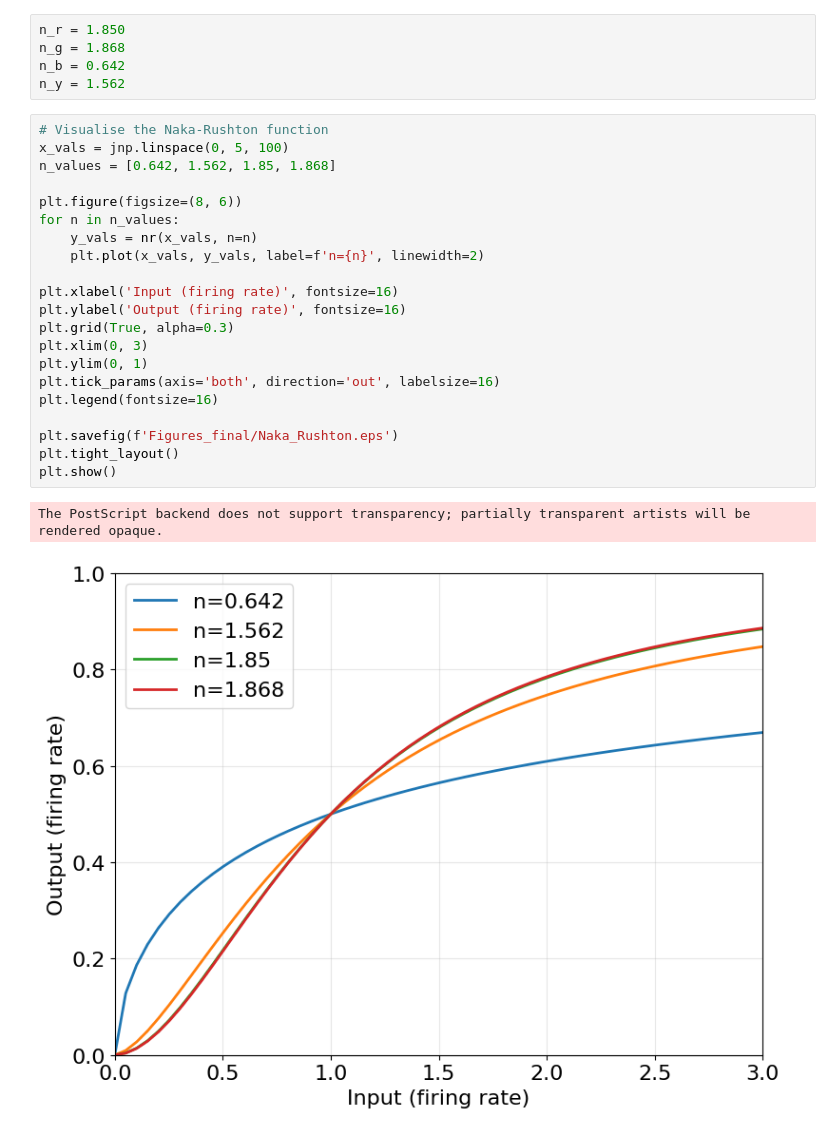
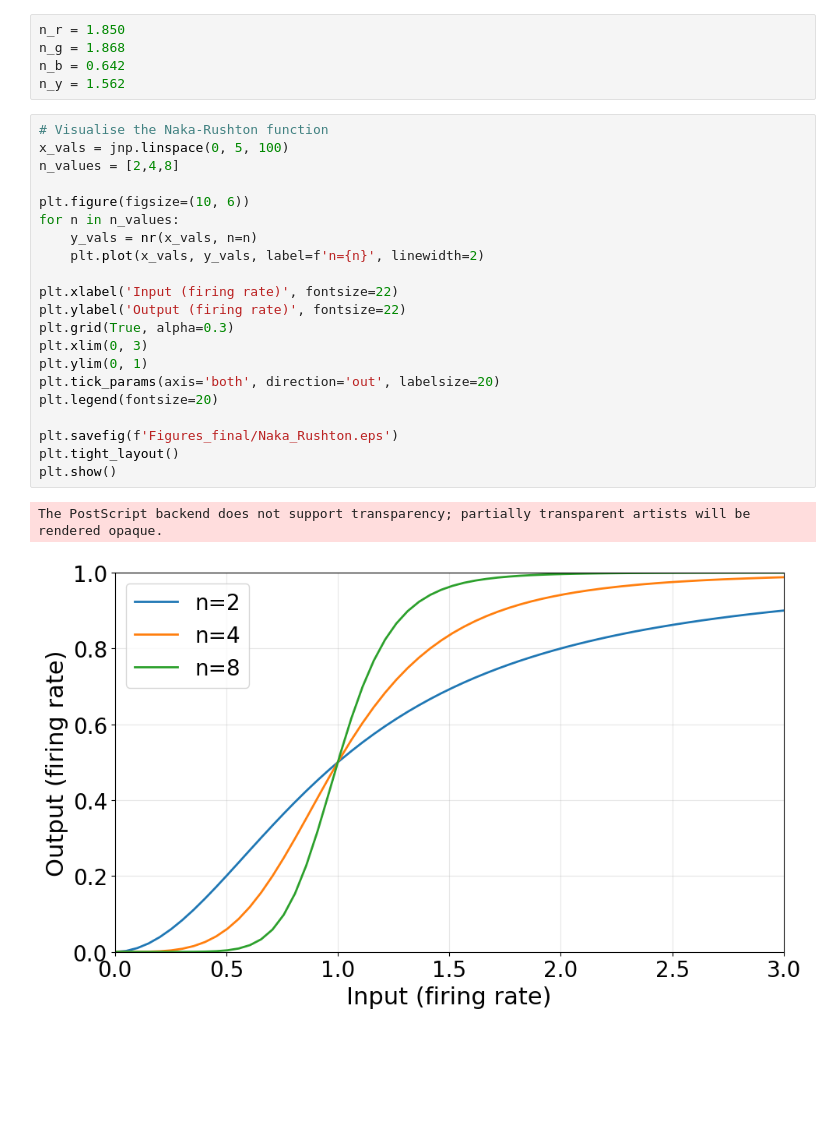
Before and after one commit to hizakim/4th_yr_project, a Jupyter notebook: TTFinal_report_a_n_fitting_occluded.ipynb, the cells around one changed output. Drawn from its saved outputs; the diff is of its cells as text; blank space fills up the shorter version.

```diff
--- a/TTFinal_report_a_n_fitting_occluded.ipynb
+++ b/TTFinal_report_a_n_fitting_occluded.ipynb
@@ -633,24 +666,24 @@ n_y = 1.562
 # %%
 # Visualise the Naka-Rushton function
 x_vals = jnp.linspace(0, 5, 100)
-n_values = [0.642, 1.562, 1.85, 1.868]
+n_values = [2,4,8]
 
-plt.figure(figsize=(8, 6))
+plt.figure(figsize=(10, 6))
 for n in n_values:
     y_vals = nr(x_vals, n=n)
     plt.plot(x_vals, y_vals, label=f'n={n}', linewidth=2)
 
-plt.xlabel('Input (firing rate)', fontsize=16)
-plt.ylabel('Output (firing rate)', fontsize=16)
+plt.xlabel('Input (firing rate)', fontsize=22)
+plt.ylabel('Output (firing rate)', fontsize=22)
 plt.grid(True, alpha=0.3)
 plt.xlim(0, 3)
 plt.ylim(0, 1)
-plt.tick_params(axis='both', direction='out', labelsize=16)
-plt.legend(fontsize=16)
+plt.tick_params(axis='both', direction='out', labelsize=20)
+plt.legend(fontsize=20)
 
 plt.savefig(f'Figures_final/Naka_Rushton.eps')
 plt.tight_layout()
 plt.show()
 # %% [output]
 The PostScript backend does not support transparency; partially transparent artists will be rendered opaque.
-[figure, old version]
+[figure, new version]
```
Also changed, not shown: parts of 3 cells of this notebook, 33 other files.
